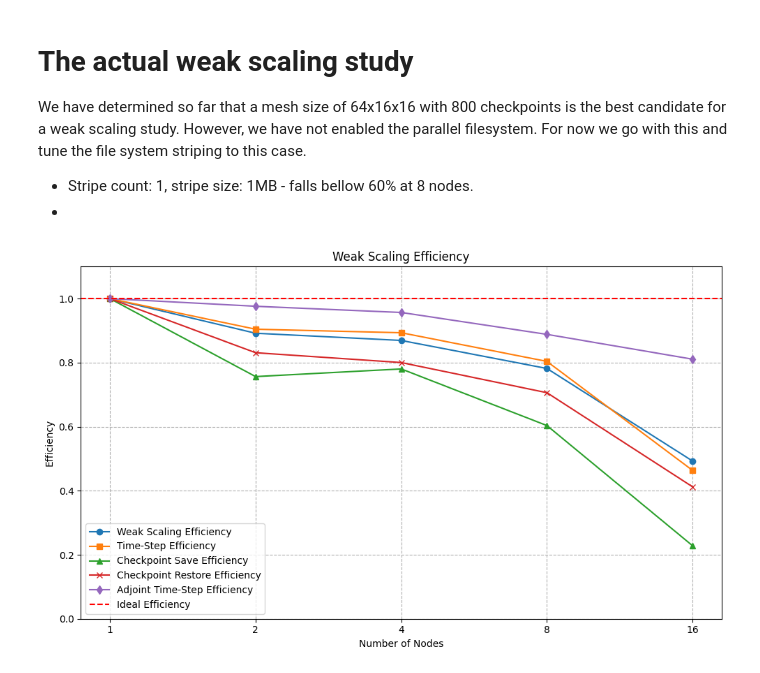
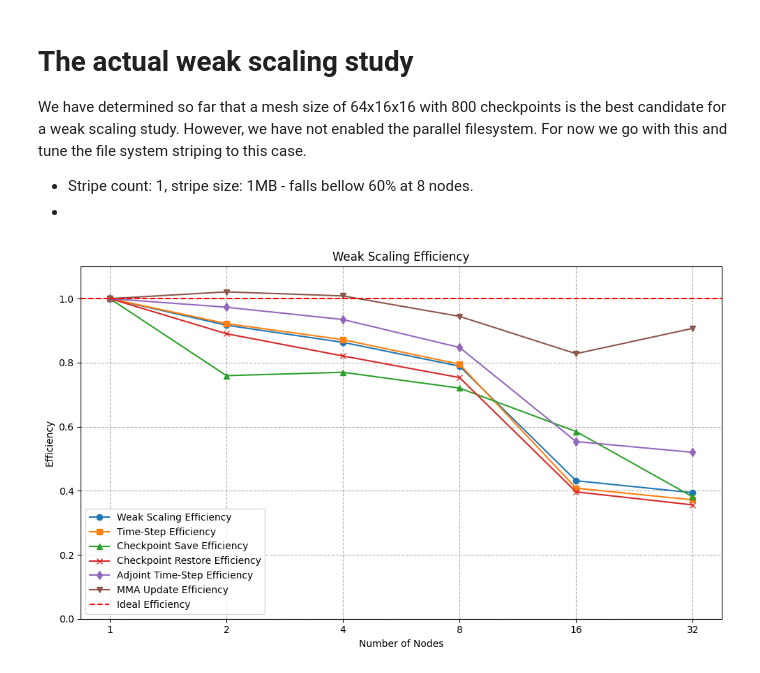
Before and after one commit to ExtremeFLOW/neko-top, a Jupyter notebook: examples/lumi_mixer/analyse.ipynb, the cells around one changed output. Cells and saved outputs as stored; diff of their text form; code cells hidden in the pictures.

```diff
--- a/examples/lumi_mixer/analyse.ipynb
+++ b/examples/lumi_mixer/analyse.ipynb
@@ -64,7 +64,11 @@ def read_experiment_file(experiment_name) -> list:
                         experiment[key] = value
 
         # Check if the experiment has been completed and set the status
-        if os.path.exists(os.path.join(RESULT_DIR, experiment['case_name'])):
+        log_file = f"{experiment['case_name']}.log"
+        experiment['log_file'] = os.path.join(RESULT_DIR,
+                                              experiment['case_name'],
+                                              log_file)
+        if os.path.exists(experiment['log_file']):
             experiment['status'] = 'done'
         else:
             experiment['status'] = 'pending'
@@ -91,13 +95,12 @@ def read_rt_stats_from_log(experiment: dict) -> list:
     Args:
         log_path (str): Path to the log file.
     """
-    log_path = os.path.join(RESULT_DIR, experiment['case_name'],
-                            experiment['case_name'] + '.log')
 
-    if not os.path.exists(log_path):
-        raise FileNotFoundError(f"Log file not found: {log_path}")
+    if not os.path.exists(experiment['log_file']):
+        raise FileNotFoundError(
+            f"Log file not found: {experiment['log_file']}")
 
-    with open(log_path, 'r') as file:
+    with open(experiment['log_file'], 'r') as file:
         lines = file.readlines()
 
     # Look for the pattern
@@ -110,7 +113,9 @@ def read_rt_stats_from_log(experiment: dict) -> list:
             start_index = i + 2  # Skip the next empty line
             break
     if start_index is None:
-        raise ValueError("Runtime statistics section not found in log file.")
+        raise ValueError(
+            f"Runtime statistics section not found in log file:\n\t{experiment['log_file']}"
+        )
 
     end_index = start_index
     while end_index < len(lines) and lines[end_index].strip():
@@ -408,8 +397,7 @@ for n_checkpoints in sorted(unique_checkpoints):
             ]
             if not exp:
                 continue
-            time = extract_times(exp, 'Optimizer iteration 0', 'Total time') + \
-                   extract_times(exp, 'Optimizer iteration', 'Total time')
+            time = extract_times(exp, 'Optimizer iteration', 'Total time')
             time = time[0] / (exp[0]['Nx'] * exp[0]['Ny'] * exp[0]['Nz'])
             print(f"  Nodes: {n_nodes}, Aspect: {aspect}, Time: {time:.2e} s")
 # %% [output]
@@ -446,10 +434,8 @@ weak_scaling_experiments = read_experiment_file('weak_scaling.csv')
 weak_scaling_nodes = np.array([
     exp['nodes'] for exp in weak_scaling_experiments if exp['status'] == 'done'
 ])
-weak_scaling_times = extract_times(
-    weak_scaling_experiments,
-    'Optimizer iteration 0', 'Total time') + extract_times(
-        weak_scaling_experiments, 'Optimizer iteration', 'Total time')
+weak_scaling_times = extract_times(weak_scaling_experiments,
+                                   'Optimizer iteration', 'Total time')
 weak_scaling_time_step = extract_times(weak_scaling_experiments, 'Time-Step')
 weak_scaling_time_step_adj = extract_times(weak_scaling_experiments,
                                            'Time-Step Adjoint')
@@ -457,6 +443,8 @@ weak_scaling_checkpoint_save = extract_times(weak_scaling_experiments,
                                              'Checkpoint save')
 weak_scaling_checkpoint_restore = extract_times(weak_scaling_experiments,
                                                 'Checkpoint restore')
+weak_scaling_mma_time = extract_times(weak_scaling_experiments,
+                                      'MMA KKT computation', 'Total time')
 
 # Sort the nodes and times by nodes
 sorted_indices = np.argsort(weak_scaling_nodes)
@@ -470,31 +458,35 @@ plt.plot(weak_scaling_nodes,
          marker='o',
          label='Weak Scaling Efficiency')
 plt.plot(weak_scaling_nodes,
          weak_scaling_time_step[0] / weak_scaling_time_step,
          marker='s',
          label='Time-Step Efficiency')
 plt.plot(weak_scaling_nodes,
          weak_scaling_checkpoint_save[0] / weak_scaling_checkpoint_save,
          marker='^',
          label='Checkpoint Save Efficiency')
 plt.plot(weak_scaling_nodes,
          weak_scaling_checkpoint_restore[0] / weak_scaling_checkpoint_restore,
          marker='x',
          label='Checkpoint Restore Efficiency')
 plt.plot(weak_scaling_nodes,
          weak_scaling_time_step_adj[0] / weak_scaling_time_step_adj,
          marker='d',
          label='Adjoint Time-Step Efficiency')
+plt.plot(weak_scaling_nodes,
+         weak_scaling_mma_time[0] / weak_scaling_mma_time,
+         marker='v',
+         label='MMA Update Efficiency')
 plt.xscale('log', base=2)
 plt.xlabel('Number of Nodes')
 plt.ylabel('Efficiency')
 plt.xticks(weak_scaling_nodes, weak_scaling_nodes)
 plt.title('Weak Scaling Efficiency')
 plt.ylim(0, 1.1)
 plt.axhline(y=1.0, color='r', linestyle='--', label='Ideal Efficiency')
 plt.legend()
 plt.grid(True, which="both", ls="--")
 plt.tight_layout()
 plt.show()
 # %% [output]
-[figure, old version]
+[figure, new version]
```
Also changed, not shown: parts of 4 cells of this notebook.
